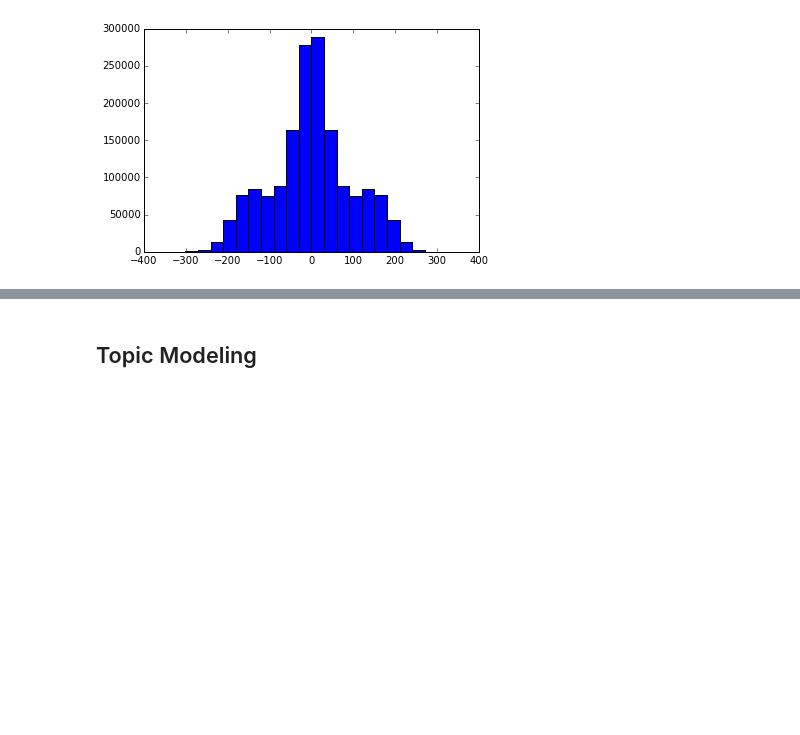
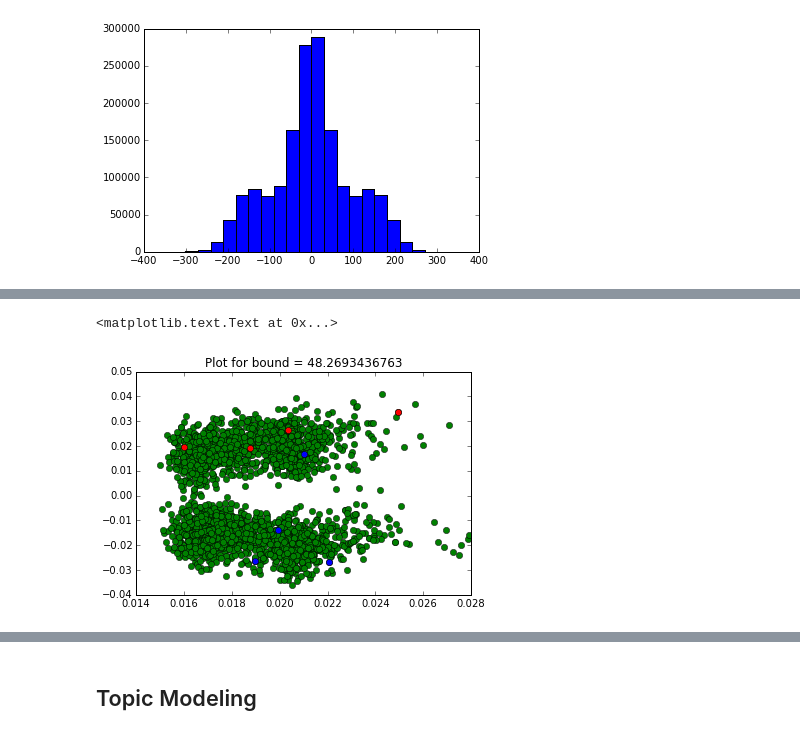
Before and after one commit to mzw4/jyupitertime, a Jupyter notebook: comp1/CS 5786 Comp 1 - JAC.ipynb, the cells around one changed output, grey strips where cells are left out. Drawn from its saved outputs; the diff is of its cells as text; code cells hidden in the pictures; blank space fills up the shorter version.

```diff
--- a/comp1/CS 5786 Comp 1 - JAC.ipynb
+++ b/comp1/CS 5786 Comp 1 - JAC.ipynb
@@ -1857,0 +1989,8 @@ print '% for', 1.0 * num_pred_categories[2] / len(predicted_labels)
+# %%
+print 457 - (1370 * 0.3)
+
+
+p = 0.30
+print 'std dev', np.sqrt( (1370) * p * (1-p) )
+print '2 std devs', 2 * np.sqrt( (1370) * p * (1-p) )
+print '3 std devs',  3 * np.sqrt( (1370) * p * (1-p) )
@@ -1857,0 +2103,12 @@ print '% for', 1.0 * num_pred_categories[2] / len(predicted_labels)
+# %%
+#
+#  DO NOT REFRESH!
+#
+
+plt.plot([p[0] for p in points], [p[1] for p in points], 'go')
+plt.plot(x_against, y_against, 'ro')
+plt.plot(x_for, y_for, 'bo')
+plt.title('Plot for bound = 48.2693436763')
+# %% [output]
+<matplotlib.text.Text at 0x...>
+[figure, added]
```
Also changed, not shown: parts of 31 cells of this notebook, 1 other file.
